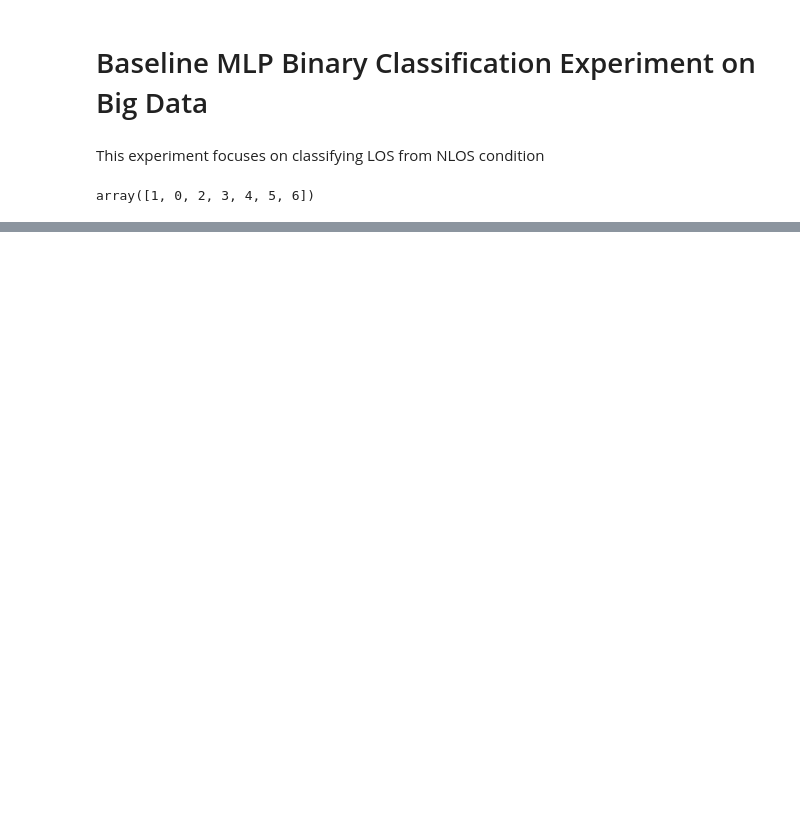
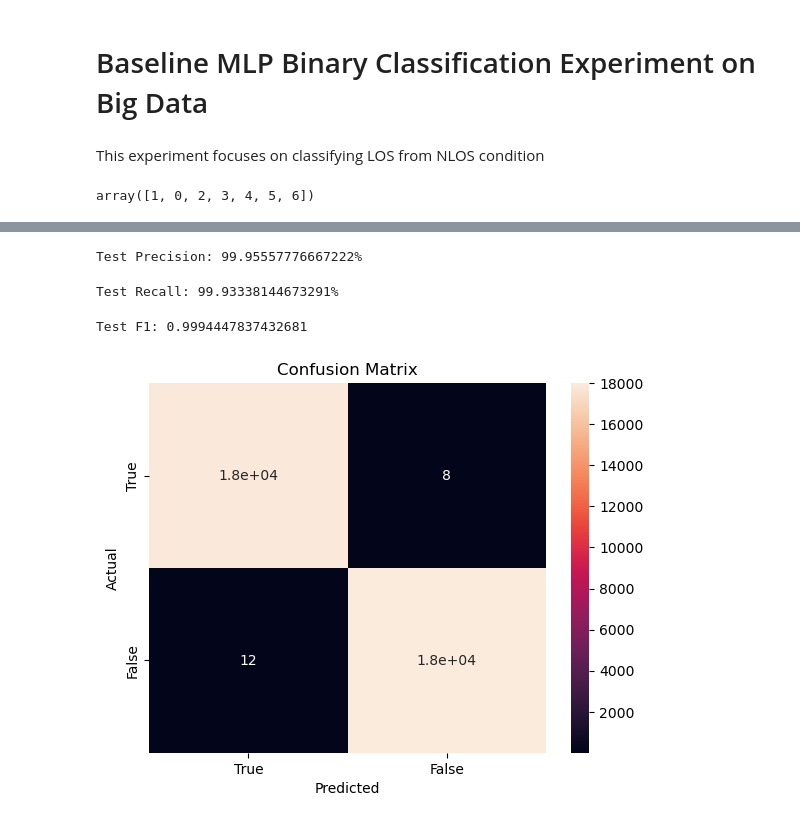
Before and after one commit to B3NToo/Identification-of-NLOS-causing-Material-in-UWB-Localization-Using-Machine-Learning-Methods, a Jupyter notebook: baseline_classification/binary_classification.ipynb, the cells around one changed output, grey strips where cells are left out. Saved outputs shown, nothing was run; the diff lists cells and outputs as text; code cells hidden in the pictures; blank space fills up the shorter version.

```diff
--- a/baseline_classification/binary_classification.ipynb
+++ b/baseline_classification/binary_classification.ipynb
@@ -84,0 +88,23 @@ Test Accuracy: 99.93319229484467%
+# %%
+print(f'Test Precision: {metrics.precision_score(y_test, y_pred) * 100}%')
+# %% [output]
+Test Precision: 99.95557776667222%
+# %%
+print(f'Test Recall: {metrics.recall_score(y_test, y_pred) * 100}%')
+# %% [output]
+Test Recall: 99.93338144673291%
+# %%
+print(f'Test F1: {metrics.f1_score(y_test, y_pred)}')
+# %% [output]
+Test F1: 0.9994447837432681
+# %%
+cm = confusion_matrix(y_test, y_pred)
+axis_labels = ['True', 'False']
+plt.figure()
+sns.heatmap(cm, annot=True, xticklabels=axis_labels, yticklabels=axis_labels)
+plt.title('Confusion Matrix')
+plt.ylabel('Actual')
+plt.xlabel('Predicted')
+plt.show()
+# %% [output]
+[figure, added]
```
Also changed, not shown: parts of 4 cells of this notebook, 2 other files.
